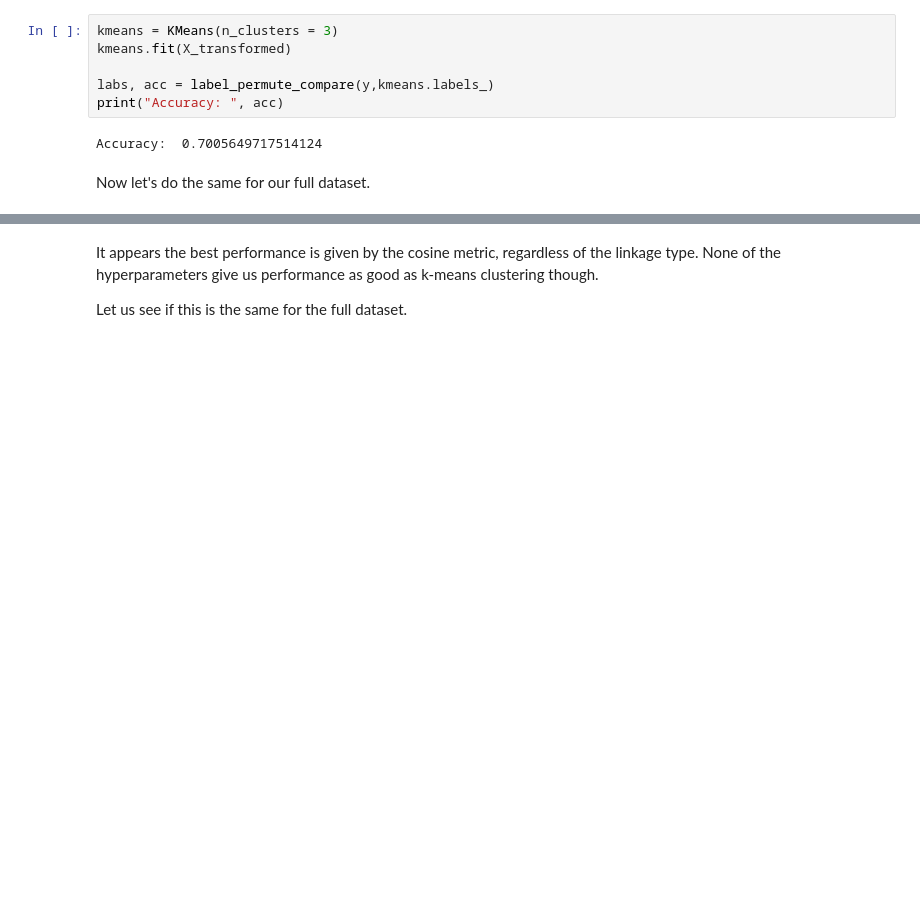
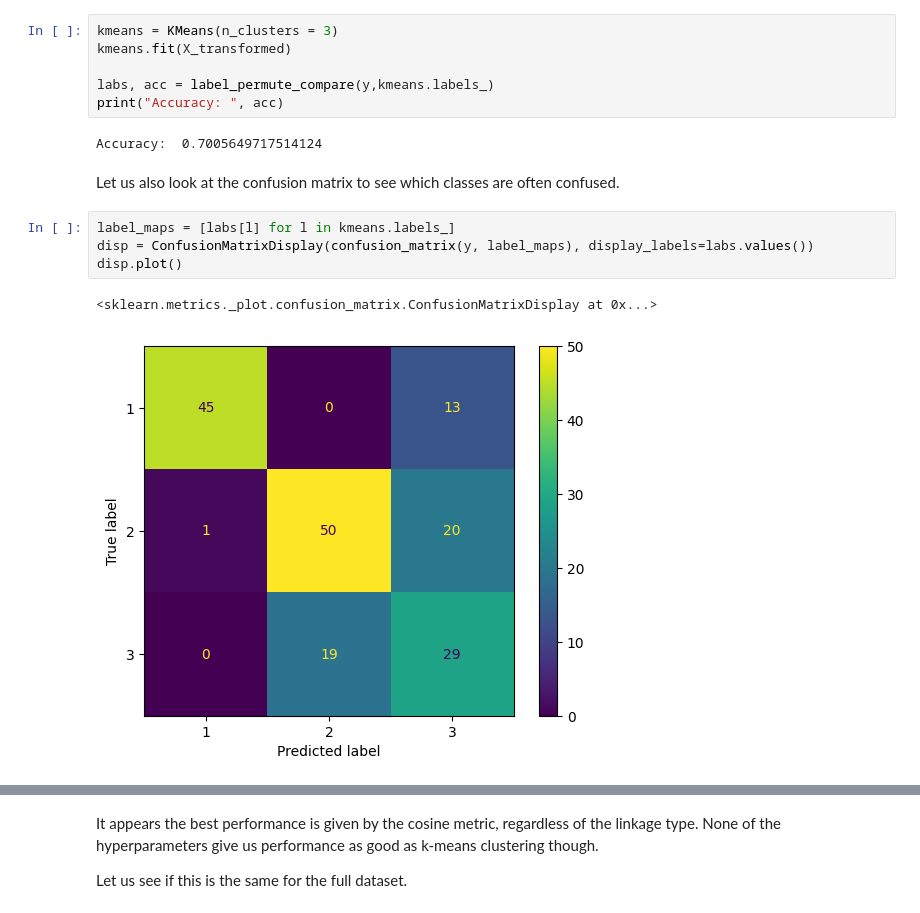
Before and after one commit to MonstrousOgre/Wine_Clustering, a Jupyter notebook: Wine_Clustering.ipynb, the cells around one changed output, grey strips where cells are left out. Saved outputs shown, nothing was run; the diff lists cells and outputs as text; blank space fills up the shorter version.

Commit message:
Adding more metrics

```diff
--- a/Wine_Clustering.ipynb
+++ b/Wine_Clustering.ipynb
@@ -229,5 +234,12 @@ labs, acc = label_permute_compare(y,kmeans.labels_)
 print("Accuracy: ", acc)
 # %% [output]
 Accuracy:  0.7005649717514124
-# %% [markdown]
-Now let's do the same for our full dataset.
+# %% [markdown]
+Let us also look at the confusion matrix to see which classes are often confused.
+# %%
+label_maps = [labs[l] for l in kmeans.labels_]
+disp = ConfusionMatrixDisplay(confusion_matrix(y, label_maps), display_labels=labs.values())
+disp.plot()
+# %% [output]
+<sklearn.metrics._plot.confusion_matrix.ConfusionMatrixDisplay at 0x...>
+[figure, added]
```
Also changed, not shown: parts of 13 cells of this notebook.
